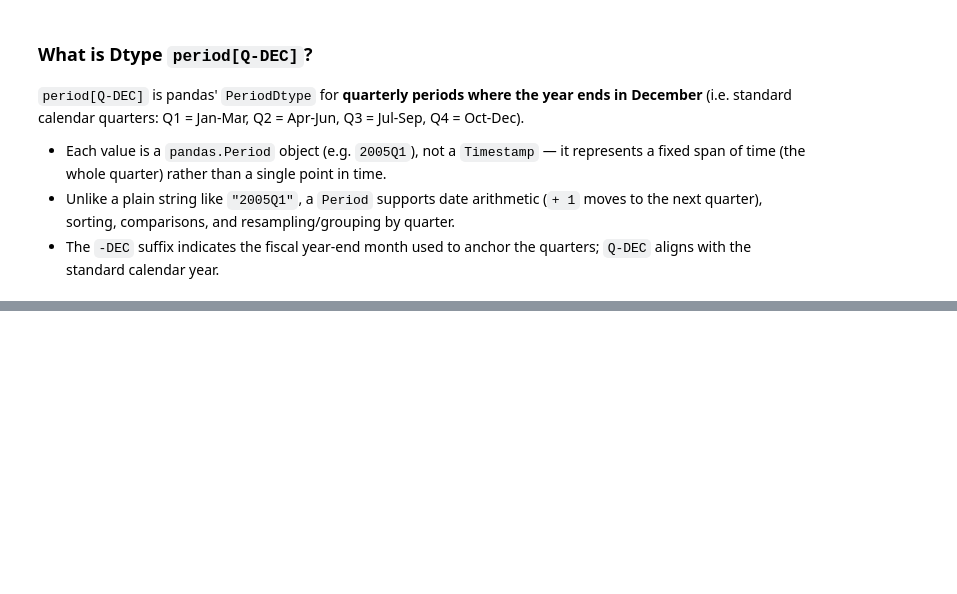
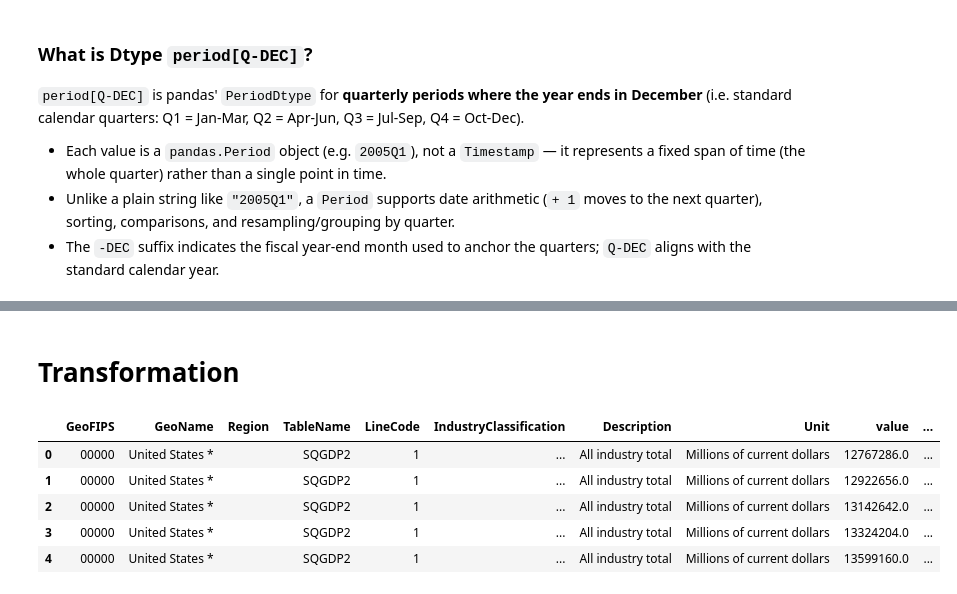
Before and after one commit to Ryanlin2/ecolooker, a Jupyter notebook: bea/sqgdp_data/sqgdp.ipynb, the cells around one changed output, grey strips where cells are left out. Saved outputs shown, nothing was run; the diff lists cells and outputs as text; code cells hidden in the pictures; blank space fills up the shorter version.

```diff
--- a/bea/sqgdp_data/sqgdp.ipynb
+++ b/bea/sqgdp_data/sqgdp.ipynb
@@ -208,0 +324,15 @@ print("period null count:", df_period['period'].isnull().sum())
+# %% [markdown]
+# Transformation
+# %%
+from query import load_sqgdp
+
+df = load_sqgdp('SQGDP2','US')
+
+df.head()
+# %% [output]
+|  | GeoFIPS | GeoName | Region | TableName | LineCode | IndustryClassification | Description | Unit | value | ... |
+| 0 | 00000 | United States * |  | SQGDP2 | 1 | ... | All industry total | Millions of current dollars | 12767286.0 | ... |
+| 1 | 00000 | United States * |  | SQGDP2 | 1 | ... | All industry total | Millions of current dollars | 12922656.0 | ... |
+| 2 | 00000 | United States * |  | SQGDP2 | 1 | ... | All industry total | Millions of current dollars | 13142642.0 | ... |
+| 3 | 00000 | United States * |  | SQGDP2 | 1 | ... | All industry total | Millions of current dollars | 13324204.0 | ... |
+| 4 | 00000 | United States * |  | SQGDP2 | 1 | ... | All industry total | Millions of current dollars | 13599160.0 | ... |
```
Also changed, not shown: parts of 12 cells of this notebook, 10 other files.
